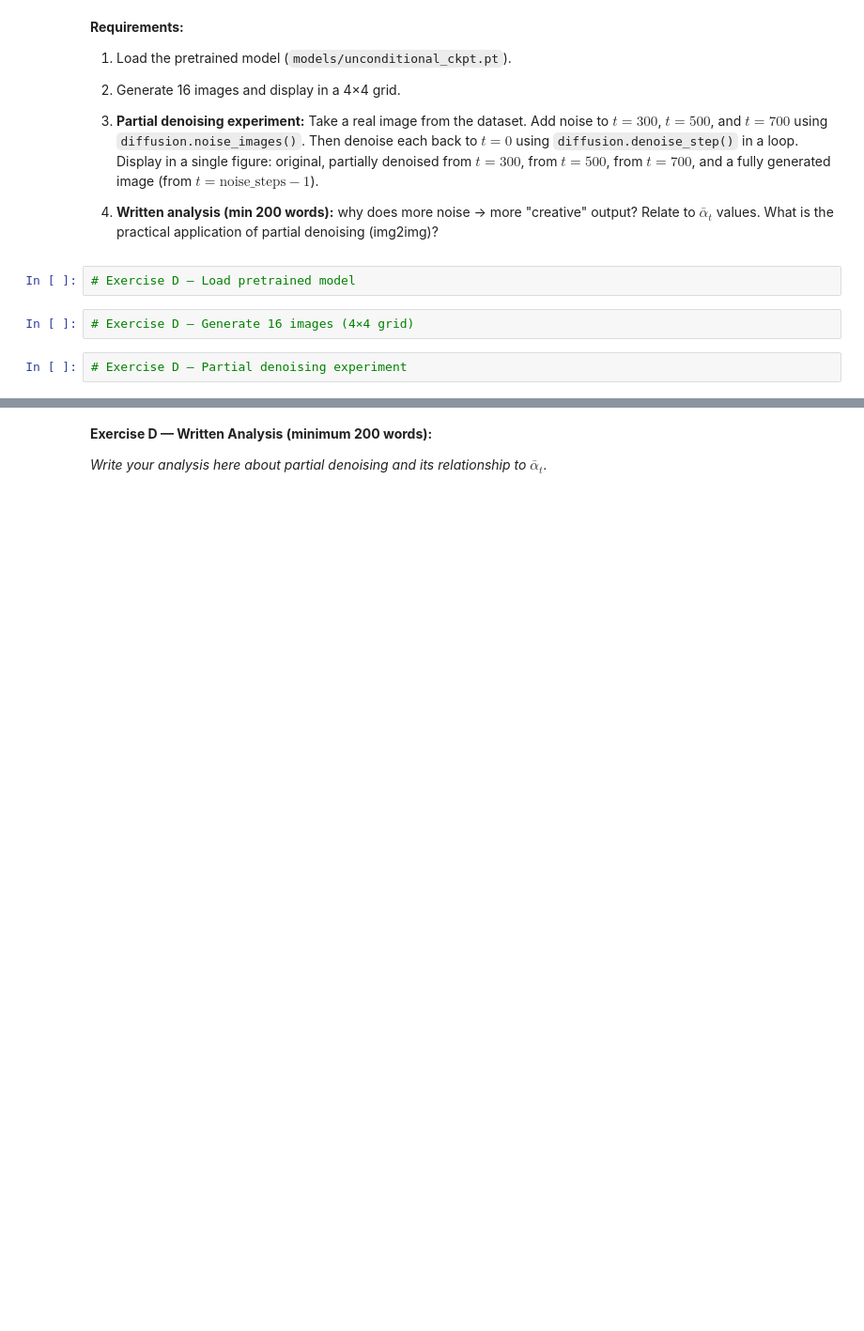
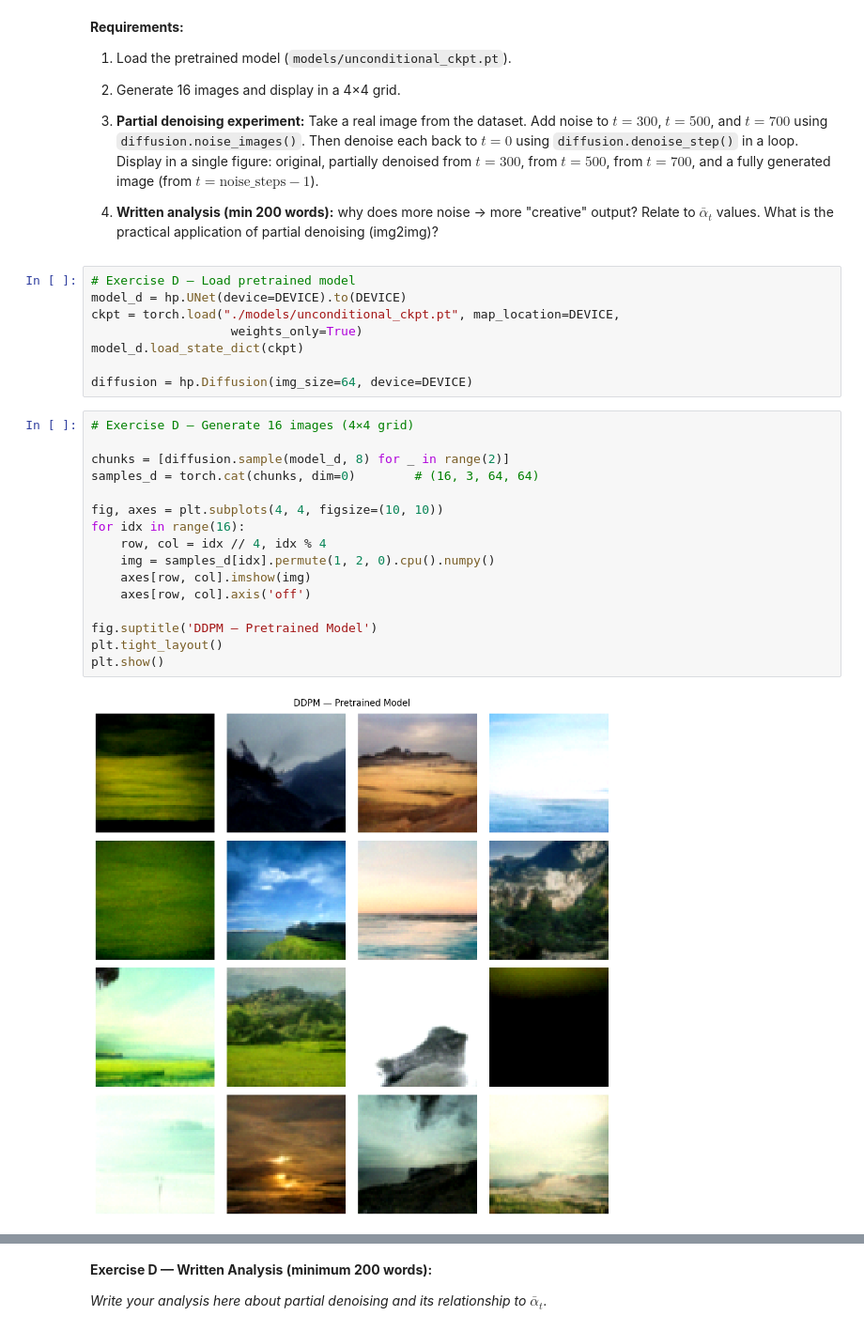
Before and after one commit to EinarLop/UIB_DL_LAB04, a Jupyter notebook: LAB_4.ipynb, the cells around one changed output, grey strips where cells are left out. Shown at 94% size. Drawn from its saved outputs; the diff is of its cells as text; blank space fills up the shorter version.

```diff
--- a/LAB_4.ipynb
+++ b/LAB_4.ipynb
@@ -371,9 +412,29 @@ plt.show()
 3. **Partial denoising experiment:** Take a real image from the dataset. Add noise to $t=300$, $t=500$, and $t=700$ using `diffusion.noise_images()`. Then denoise each back to $t=0$ using `diffusion.denoise_step()` in a loop. Display in a single figure: original, partially denoised from $t=300$, from $t=500$, from $t=700$, and a fully generated image (from $t = \text{noise\_steps} - 1$).
 
 4. **Written analysis (min 200 words):** why does more noise → more "creative" output? Relate to $\bar{\alpha}_t$ values. What is the practical application of partial denoising (img2img)?
-# %%
-# Exercise D — Load pretrained model
-# %%
-# Exercise D — Generate 16 images (4×4 grid)
-# %%
-# Exercise D — Partial denoising experiment
+# %%
+# Exercise D — Load pretrained model
+model_d = hp.UNet(device=DEVICE).to(DEVICE)
+ckpt = torch.load("./models/unconditional_ckpt.pt", map_location=DEVICE,
+                   weights_only=True)
+model_d.load_state_dict(ckpt)
+
+diffusion = hp.Diffusion(img_size=64, device=DEVICE)
+# %%
+# Exercise D — Generate 16 images (4×4 grid)
+
+chunks = [diffusion.sample(model_d, 8) for _ in range(2)]
+samples_d = torch.cat(chunks, dim=0)        # (16, 3, 64, 64)
+
+fig, axes = plt.subplots(4, 4, figsize=(10, 10))
+for idx in range(16):
+    row, col = idx // 4, idx % 4
+    img = samples_d[idx].permute(1, 2, 0).cpu().numpy()
+    axes[row, col].imshow(img)
+    axes[row, col].axis('off')
+
+fig.suptitle('DDPM — Pretrained Model')
+plt.tight_layout()
+plt.show()
+# %% [output]
+[figure, added]
```
Also changed, not shown: parts of 12 cells of this notebook, 2 other files.
